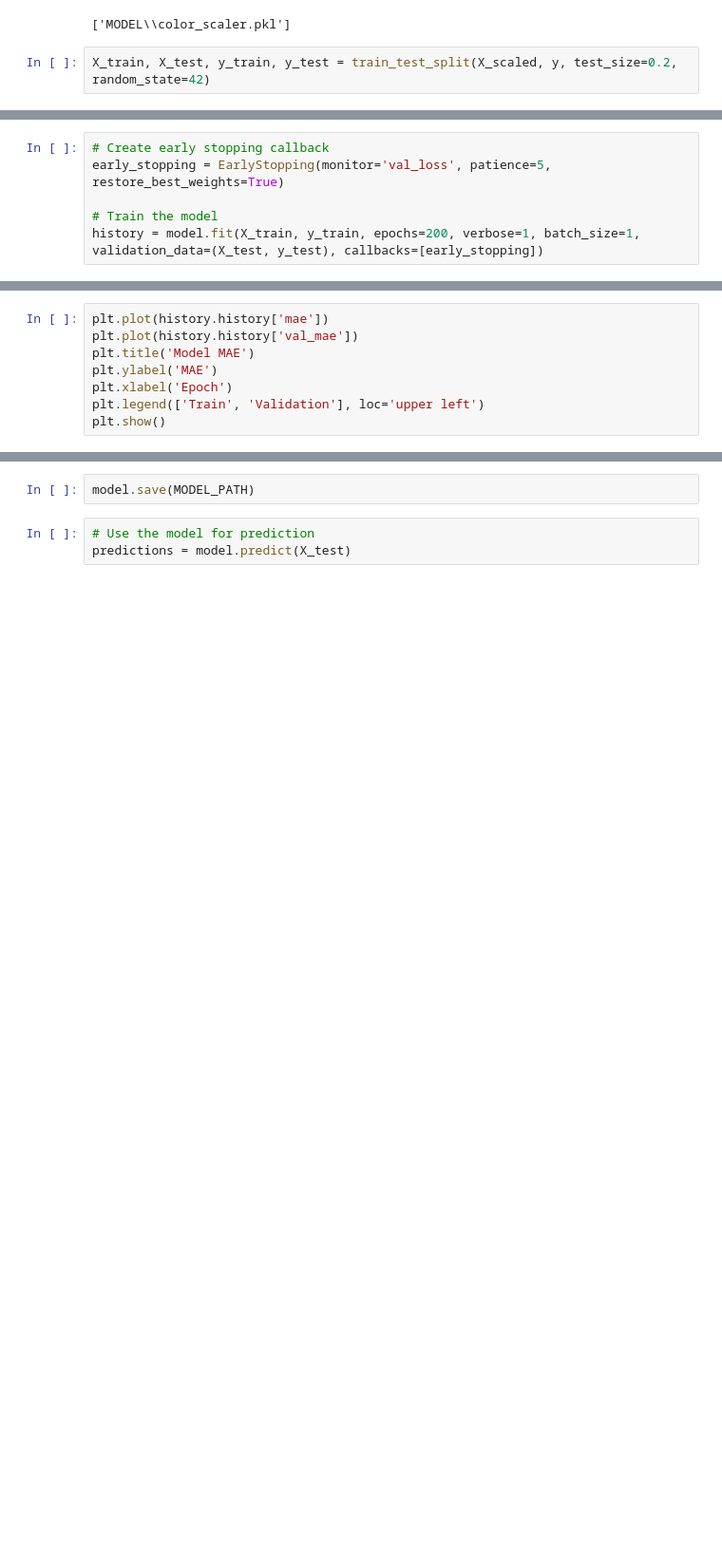
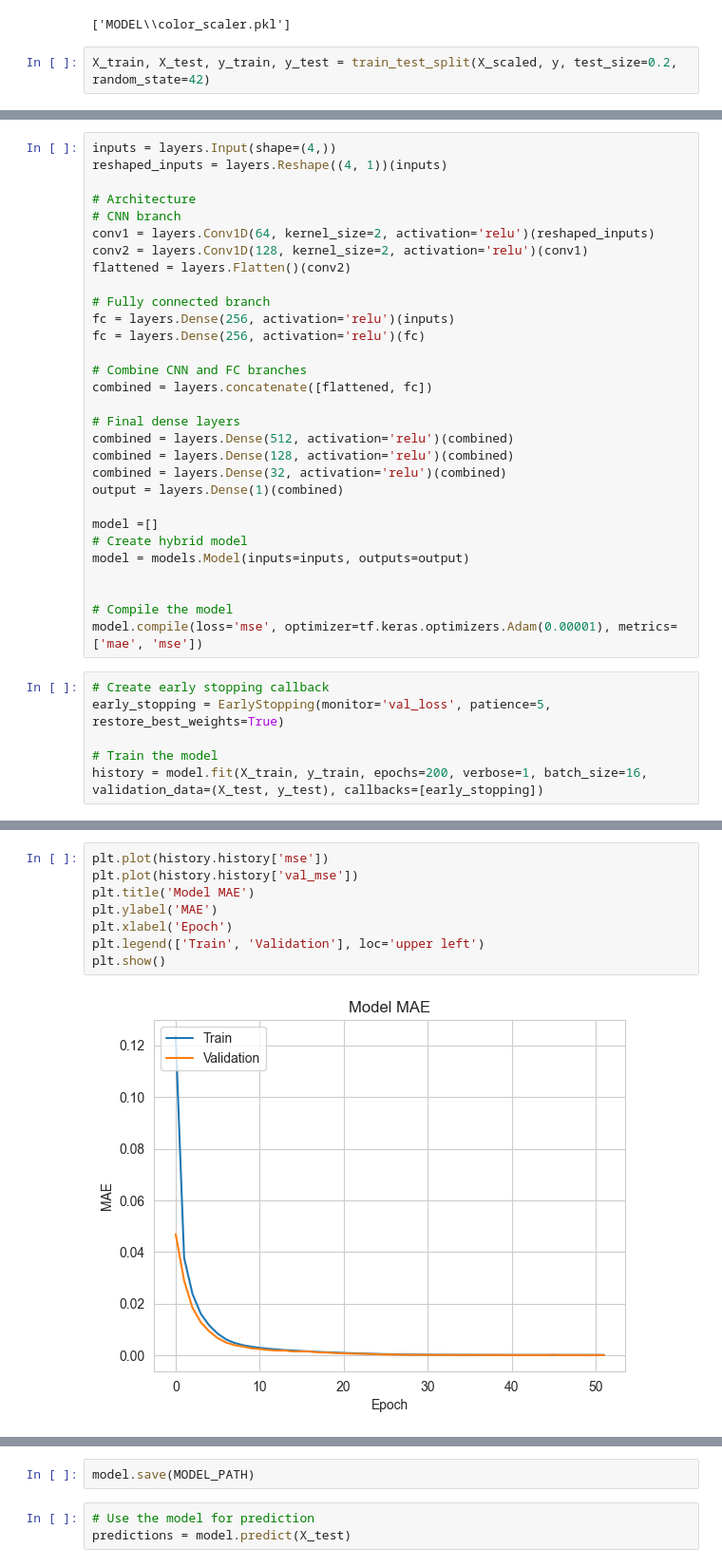
Before and after one commit to Teapack1/SunLight_Temperature_ML, a Jupyter notebook: 3_trainModel.ipynb, the cells around one changed output, grey strips where cells are left out. Shown at 95% size. Drawn from its saved outputs; the diff is of its cells as text; blank space fills up the shorter version.

Commit message:
model fixes

```diff
--- a/3_trainModel.ipynb
+++ b/3_trainModel.ipynb
@@ -66,8 +32,38 @@ _________________________________________________________________
+# %%
+inputs = layers.Input(shape=(4,))
+reshaped_inputs = layers.Reshape((4, 1))(inputs)
+
+# Architecture
+# CNN branch
+conv1 = layers.Conv1D(64, kernel_size=2, activation='relu')(reshaped_inputs)
+conv2 = layers.Conv1D(128, kernel_size=2, activation='relu')(conv1)
+flattened = layers.Flatten()(conv2)
+
+# Fully connected branch
+fc = layers.Dense(256, activation='relu')(inputs)
+fc = layers.Dense(256, activation='relu')(fc)
+
+# Combine CNN and FC branches
+combined = layers.concatenate([flattened, fc])
+
+# Final dense layers
+combined = layers.Dense(512, activation='relu')(combined)
+combined = layers.Dense(128, activation='relu')(combined)
+combined = layers.Dense(32, activation='relu')(combined)
+output = layers.Dense(1)(combined)
+
+model =[]
+# Create hybrid model
+model = models.Model(inputs=inputs, outputs=output)
+
+
+# Compile the model
+model.compile(loss='mse', optimizer=tf.keras.optimizers.Adam(0.00001), metrics=['mae', 'mse'])
 # %%
 # Create early stopping callback
 early_stopping = EarlyStopping(monitor='val_loss', patience=5, restore_best_weights=True)
 
 # Train the model
-history = model.fit(X_train, y_train, epochs=200, verbose=1, batch_size=1, validation_data=(X_test, y_test), callbacks=[early_stopping])
+history = model.fit(X_train, y_train, epochs=200, verbose=1, batch_size=16, validation_data=(X_test, y_test), callbacks=[early_stopping])
 # %% [output]
 Epoch 1/200
@@ -81,11 +91,13 @@ loss, mae, mse = model.evaluate(X_test, y_test, verbose=2)
 # %%
-plt.plot(history.history['mae'])
-plt.plot(history.history['val_mae'])
+plt.plot(history.history['mse'])
+plt.plot(history.history['val_mse'])
 plt.title('Model MAE')
 plt.ylabel('MAE')
 plt.xlabel('Epoch')
 plt.legend(['Train', 'Validation'], loc='upper left')
 plt.show()
+# %% [output]
+[figure, added]
 # %%
 plt.plot(history.history['loss'])
 plt.plot(history.history['val_loss'])
```
Also changed, not shown: parts of 11 cells of this notebook.
